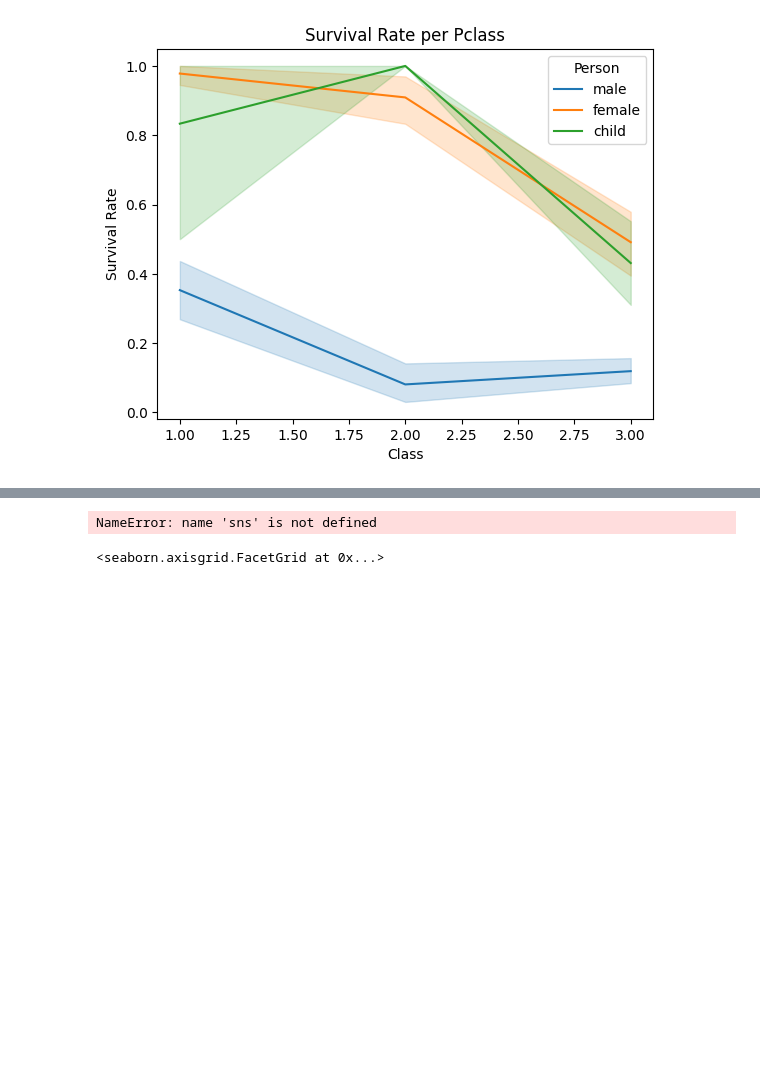
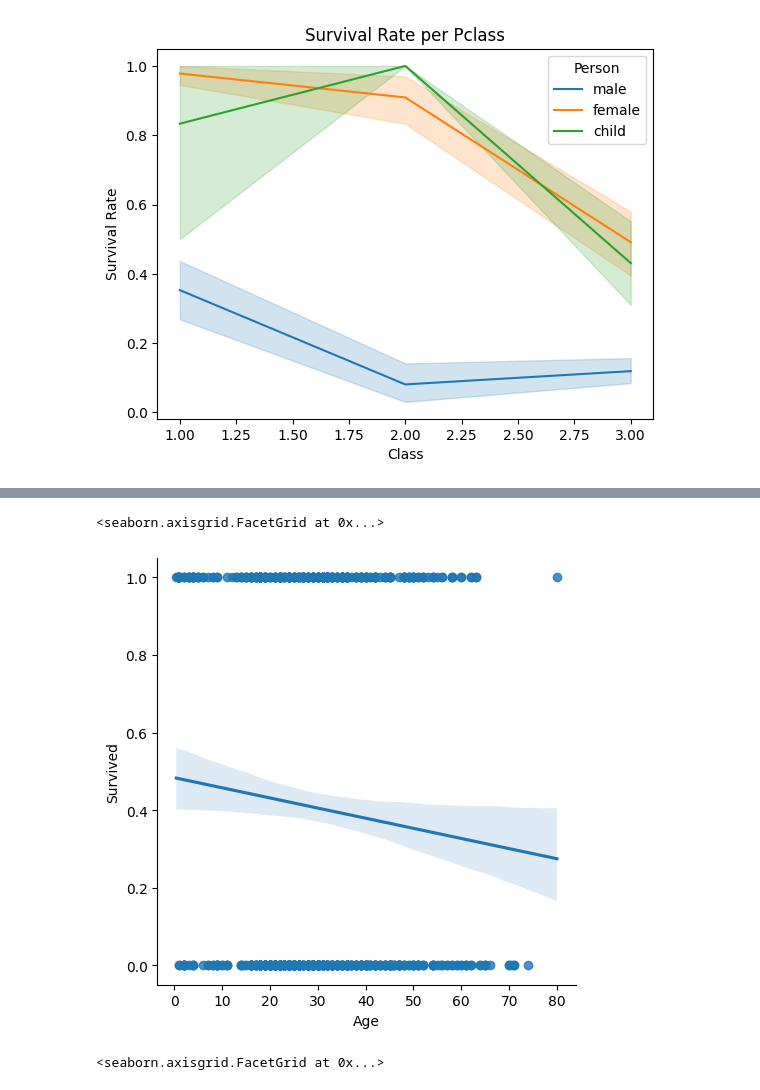
Before and after one commit to Tjerkienator/portfolio_projects, a Jupyter notebook: python_data_analysis/1_titanic/titanic_project.ipynb, the cells around one changed output, grey strips where cells are left out. Cells and saved outputs as stored; diff of their text form; code cells hidden in the pictures; blank space fills up the shorter version.

```diff
--- a/python_data_analysis/1_titanic/titanic_project.ipynb
+++ b/python_data_analysis/1_titanic/titanic_project.ipynb
@@ -362,7 +374,8 @@ Text(0.5, 1.0, 'Survival Rate per Pclass')
 # %%
-sns.lmplot(x='Age',y='Survived',data=titanic_df, hue='Pclass')
+sns.lmplot(x='Age',y='Survived',data=titanic_df)
 # %% [output]
-NameError: name 'sns' is not defined
+<seaborn.axisgrid.FacetGrid at 0x...>
+[figure, added]
 # %%
 sns.lmplot(x='Age',y='Survived',data=titanic_df, hue='Pclass', palette='winter')
 # %% [output]
```
Also changed, not shown: parts of 11 cells of this notebook.
